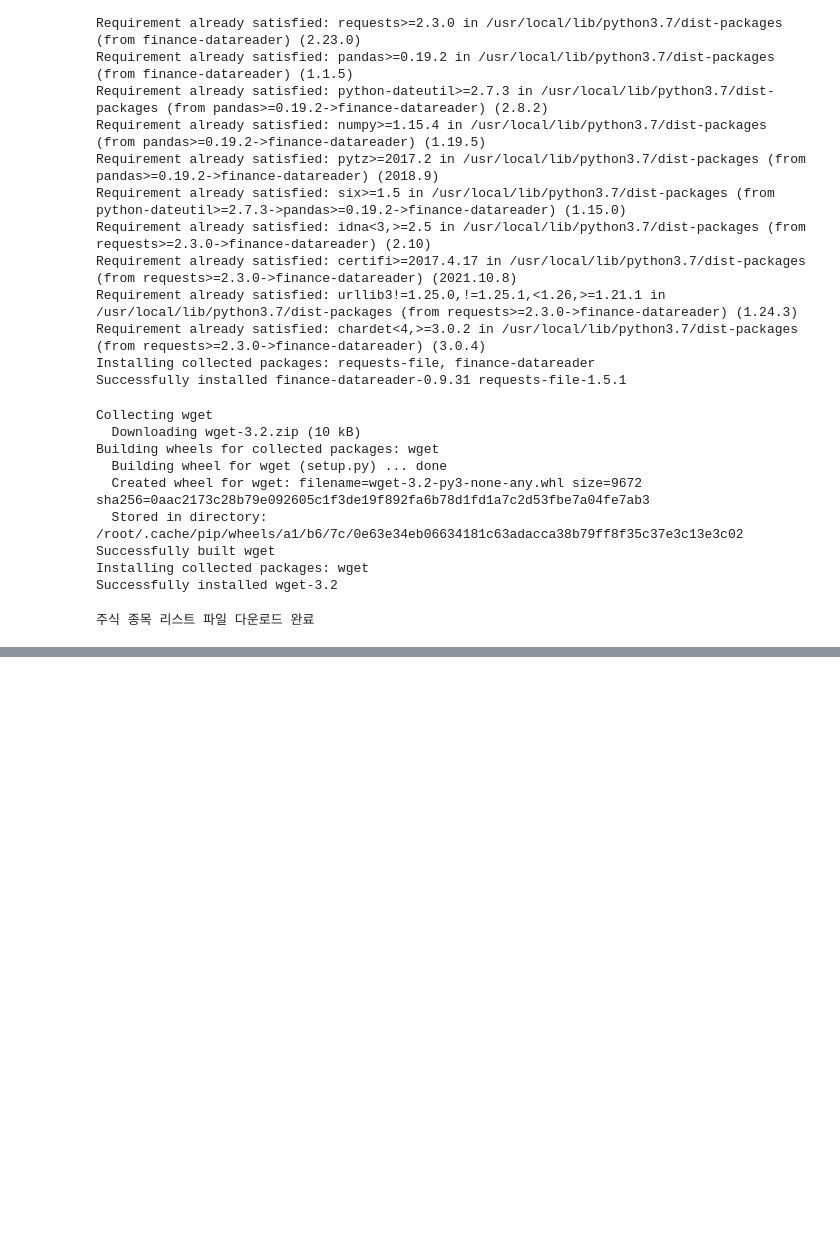
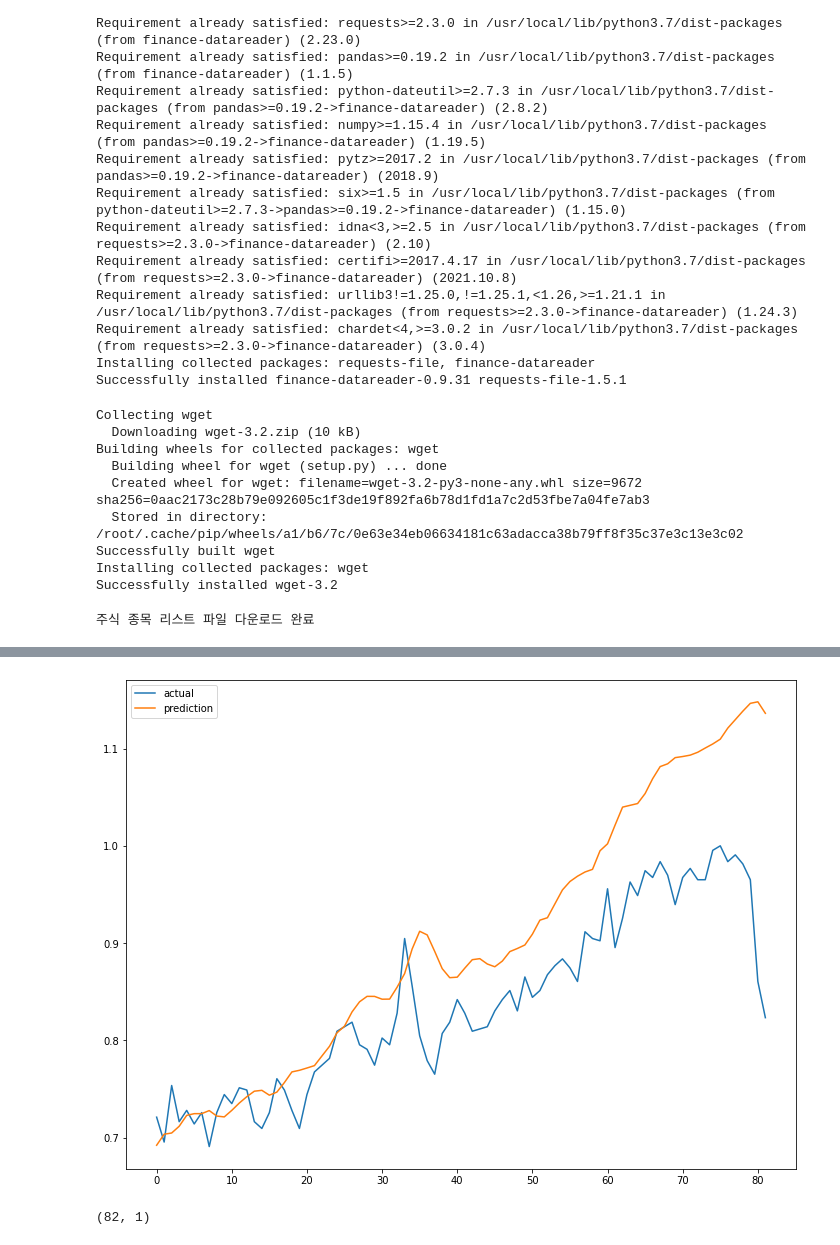
Before and after one commit to spegas/Dacon, a Jupyter notebook: Get_Price_Data.ipynb, the cells around one changed output, grey strips where cells are left out. Saved outputs shown, nothing was run; the diff lists cells and outputs as text; code cells hidden in the pictures; blank space fills up the shorter version.

```diff
--- a/Get_Price_Data.ipynb
+++ b/Get_Price_Data.ipynb
@@ -149,0 +191,3 @@ pd_price.corr()
+# %%
+train = pd_scaled_price[:TEST_SIZE]
+test = pd_scaled_price[TEST_SIZE:]
@@ -149,0 +222,25 @@ pd_price.corr()
+# %%
+from keras.models import Sequential
+from keras.layers import Dense
+from keras.callbacks import EarlyStopping, ModelCheckpoint
+from keras.layers import LSTM
+
+model = Sequential()
+model.add(LSTM(30,
+               input_shape=(train_feature.shape[1], train_feature.shape[2]),
+               activation='relu',
+               return_sequences=False)
+          )
+model.add(Dense(10))
+model.add(Dense(1))
+# %%
+model.compile(loss='mean_squared_error', optimizer='adam')
+early_stop = EarlyStopping(monitor='val_loss', patience=10)
+filename = os.path.join('result/', 'tmp_checkpoint.h5')
+checkpoint = ModelCheckpoint(filename, monitor='val_loss', verbose=1, save_best_only=True, mode='auto')
+
+history = model.fit(x_train, y_train,
+                    epochs=200,
+                    batch_size=16,
+                    validation_data=(x_valid, y_valid),
+                    callbacks=[early_stop, checkpoint])
@@ -149,0 +265,6 @@ pd_price.corr()
+# %%
+# weight 로딩
+model.load_weights(filename)
+
+# 예측
+pred = model.predict(test_feature)
@@ -149,0 +273,12 @@ pd_price.corr()
+# %%
+plt.figure(figsize=(12, 9))
+plt.plot(test_label, label='actual')
+plt.plot(pred, label='prediction')
+plt.legend()
+plt.show()
+# %% [output]
+[figure, added]
+# %%
+test_label.shape
+# %% [output]
+(82, 1)
```
Also changed, not shown: parts of 15 cells of this notebook.
